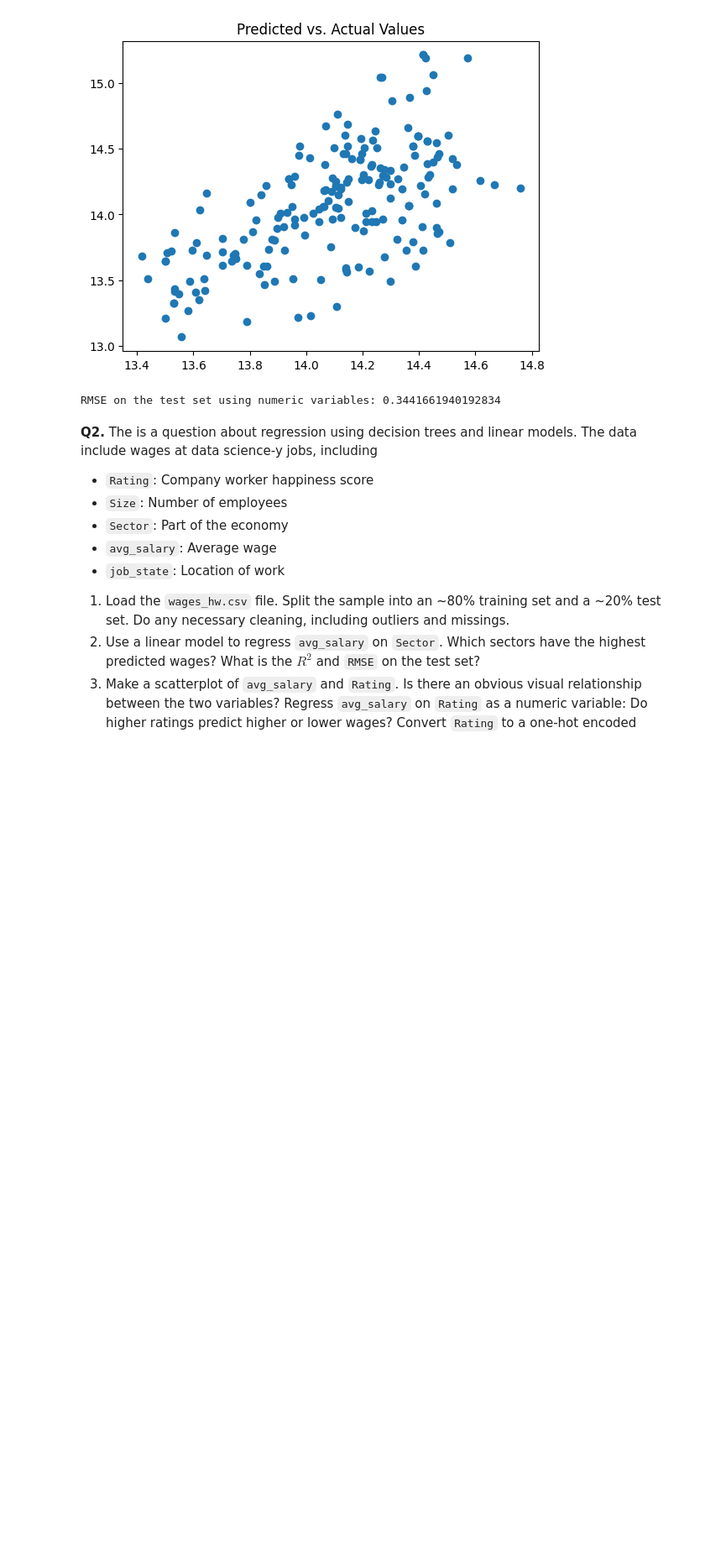
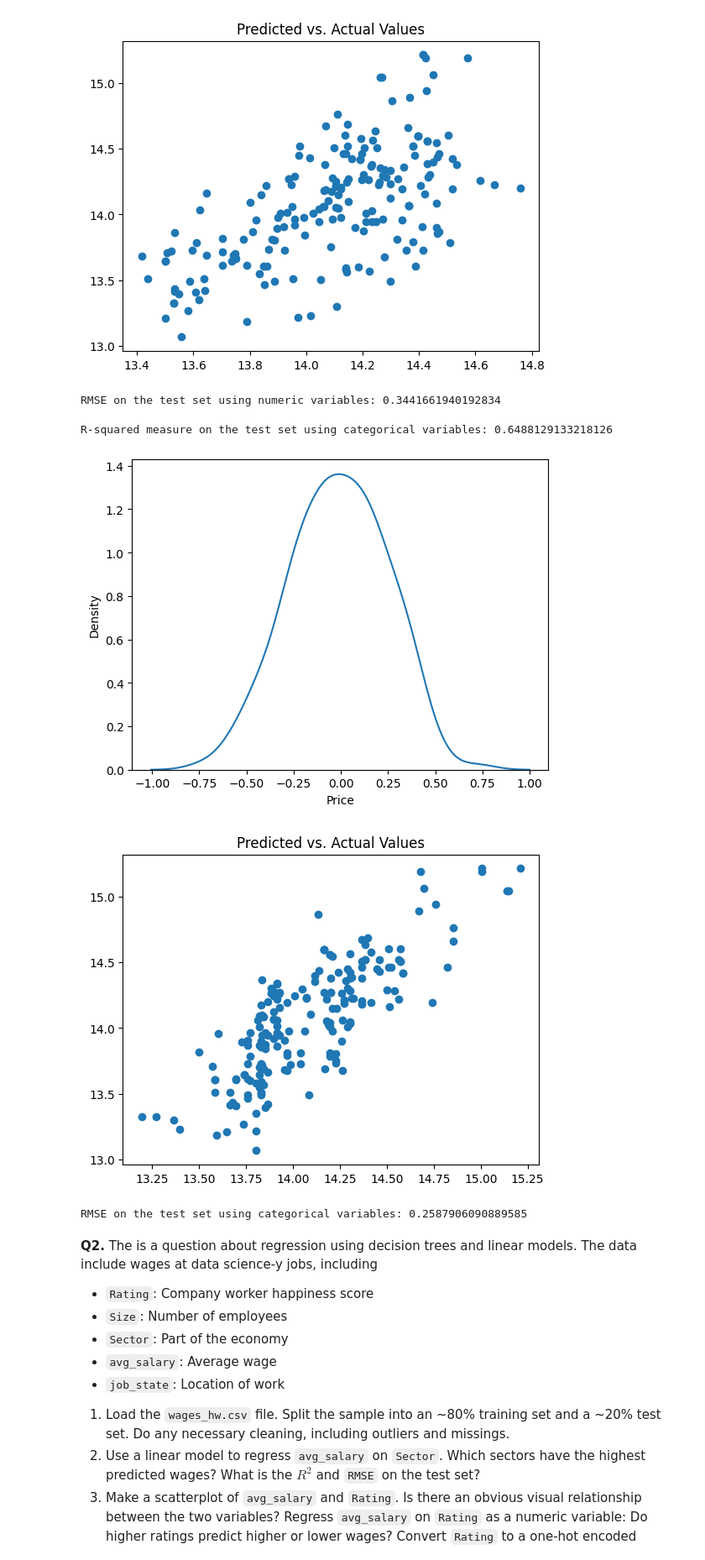
Before and after one commit to aniishap/assignment4, a Jupyter notebook: assignment4.ipynb, the cells around one changed output. Shown: that part at 84% size. Drawn from its saved outputs; the diff is of its cells as text; code cells hidden in the pictures; blank space fills up the shorter version.

```diff
--- a/assignment4.ipynb
+++ b/assignment4.ipynb
@@ -147,6 +147,43 @@ R-squared measure on the test set using numeric variables: 0.37887654254491065
 [figure]
 [figure]
 RMSE on the test set using numeric variables: 0.3441661940192834
+# %%
+# 4: Regress Price on Categorical Variables (one-hot encoded regressors/features)
+from sklearn.preprocessing import OneHotEncoder
+# Used help from ChatGPT
+categorical_columns = ['Make', 'Color', 'Body_Type', 'No_of_Owners', 'Fuel_Type', 'Transmission', 'Transmission_Type']
+X_train_categorical = X_train[categorical_columns]
+X_test_categorical = X_test[categorical_columns]
+oh = OneHotEncoder(sparse=False, handle_unknown='ignore')
+X_train_oh = oh.fit_transform(X_train_categorical)
+X_test_oh = oh.transform(X_test_categorical)
+reg2 = LinearRegression().fit(X_train_oh, y_train)
+r2_test_oh = reg2.score(X_test_oh, y_test) # R squared measure
+print("R-squared measure on the test set using categorical variables:", r2_test_oh)
+
+# Predicted values:
+y_hat_lm_oh = reg2.predict(X_test_oh)
+residuals_lm_oh = y_test - y_hat_lm_oh
+## Residual plot:
+sns.kdeplot(residuals_lm_oh)
+plt.show()
+
+## True versus predicted plot:
+plt.scatter(x=y_hat_lm_oh,y=y_test)
+plt.title('Predicted vs. Actual Values')
+plt.show()
+## Metrics:
+SSE_lm_oh = np.sum( (y_test-y_hat_lm_oh)**2 )
+MSE_lm_oh = SSE_lm_oh/N_test
+RMSE_lm_oh = (SSE_lm_oh/N_test)**(1/2)
+R2_lm_oh = 1 - SSE_lm_oh/TSS
+
+print("RMSE on the test set using categorical variables:", RMSE_lm_oh)
+# %% [output]
+R-squared measure on the test set using categorical variables: 0.6488129133218126
+[figure, added]
+[figure, added]
+RMSE on the test set using categorical variables: 0.2587906090889585
 # %% [markdown]
 **Q2.** The is a question about regression using decision trees and linear models. The data include wages at data science-y jobs, including
 
```
